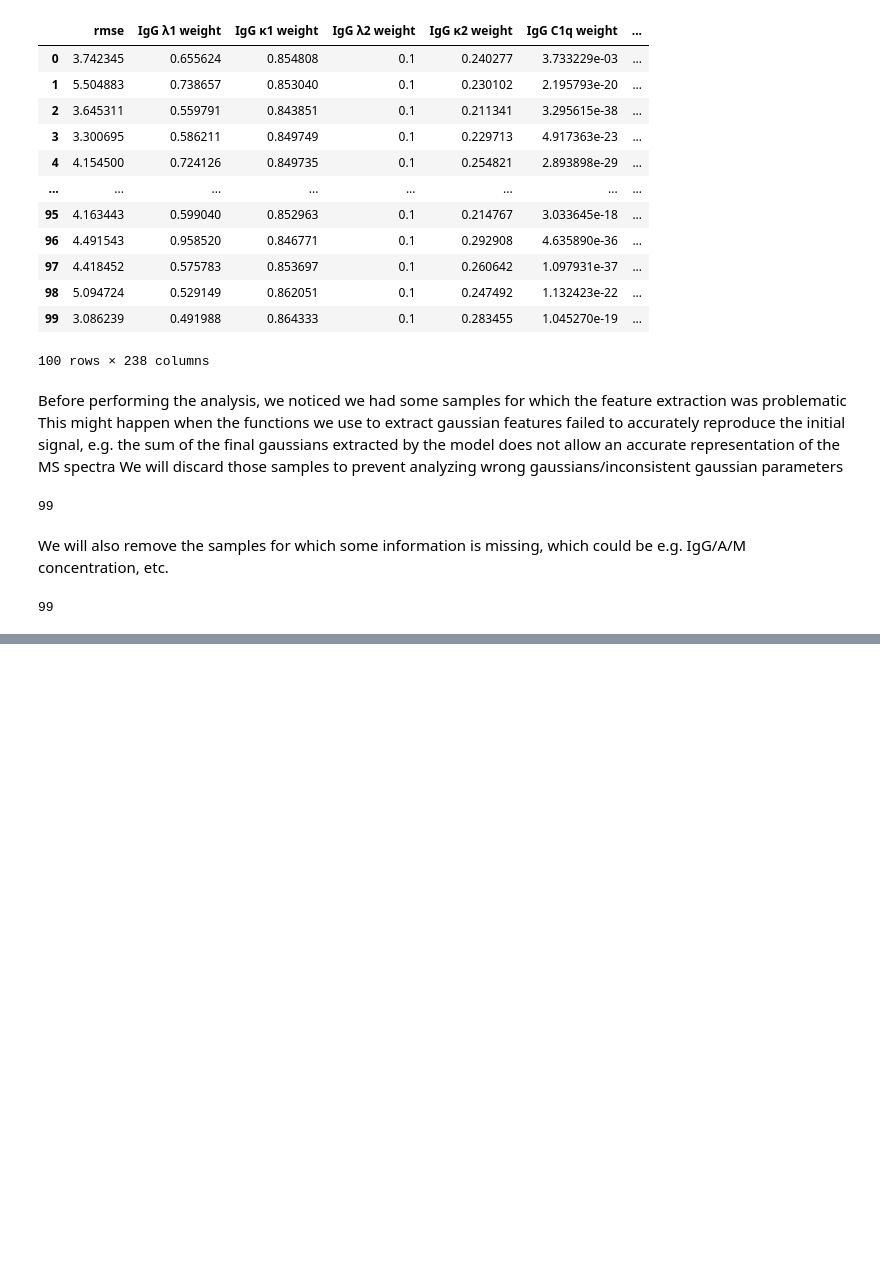
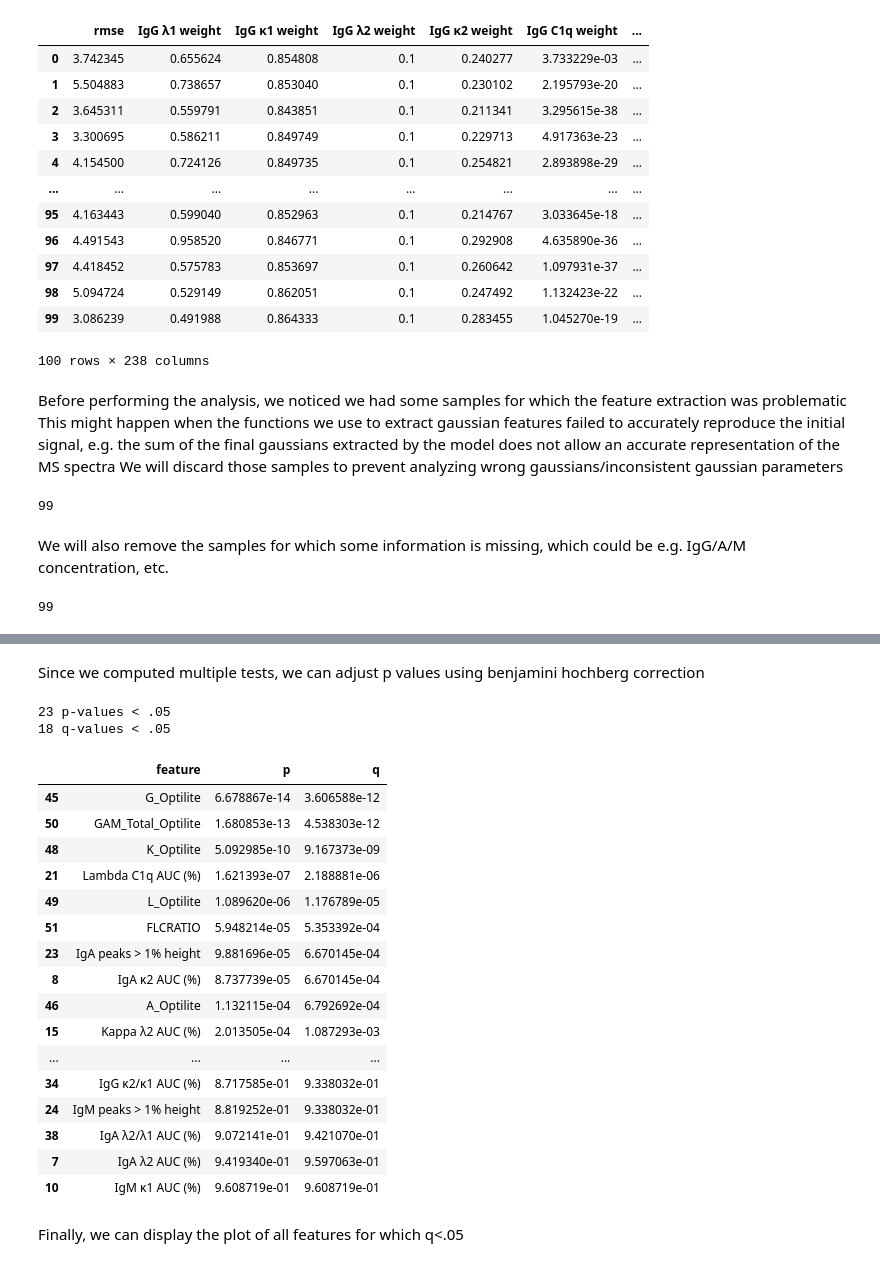
Before and after one commit to fchabrun/BiAge, a Jupyter notebook: Humoral race.ipynb, the cells around one changed output, grey strips where cells are left out. Drawn from its saved outputs; the diff is of its cells as text; code cells hidden in the pictures; blank space fills up the shorter version.

```diff
--- a/Humoral race.ipynb
+++ b/Humoral race.ipynb
@@ -2586,0 +2462,34 @@ European: Mann-Whitney-Wilcoxon test two-sided, P_val:9.324e-03 U_stat=1.597e+03
+# %% [markdown]
+Since we computed multiple tests, we can adjust p values using benjamini hochberg correction
+# %%
+pvalues = covariates_metric_list
+
+qvalues = scipy.stats.false_discovery_control(pvalues, method="bh")
+# %%
+print(f"{sum(pvalues < 0.05)} p-values < .05")
+print(f"{sum(qvalues < 0.05)} q-values < .05")
+# %% [output]
+23 p-values < .05
+18 q-values < .05
+# %%
+pd.DataFrame({"feature": candidate_features, "p": pvalues, "q": qvalues}).sort_values("q")
+# %% [output]
+|  | feature | p | q |
+| 45 | G_Optilite | 6.678867e-14 | 3.606588e-12 |
+| 50 | GAM_Total_Optilite | 1.680853e-13 | 4.538303e-12 |
+| 48 | K_Optilite | 5.092985e-10 | 9.167373e-09 |
+| 21 | Lambda C1q AUC (%) | 1.621393e-07 | 2.188881e-06 |
+| 49 | L_Optilite | 1.089620e-06 | 1.176789e-05 |
+| 51 | FLCRATIO | 5.948214e-05 | 5.353392e-04 |
+| 23 | IgA peaks > 1% height | 9.881696e-05 | 6.670145e-04 |
+| 8 | IgA κ2 AUC (%) | 8.737739e-05 | 6.670145e-04 |
+| 46 | A_Optilite | 1.132115e-04 | 6.792692e-04 |
+| 15 | Kappa λ2 AUC (%) | 2.013505e-04 | 1.087293e-03 |
+| ... | ... | ... | ... |
+| 34 | IgG κ2/κ1 AUC (%) | 8.717585e-01 | 9.338032e-01 |
+| 24 | IgM peaks > 1% height | 8.819252e-01 | 9.338032e-01 |
+| 38 | IgA λ2/λ1 AUC (%) | 9.072141e-01 | 9.421070e-01 |
+| 7 | IgA λ2 AUC (%) | 9.419340e-01 | 9.597063e-01 |
+| 10 | IgM κ1 AUC (%) | 9.608719e-01 | 9.608719e-01 |
+# %% [markdown]
+Finally, we can display the plot of all features for which q<.05
```
Also changed, not shown: parts of 3 cells of this notebook, 1 other file.
